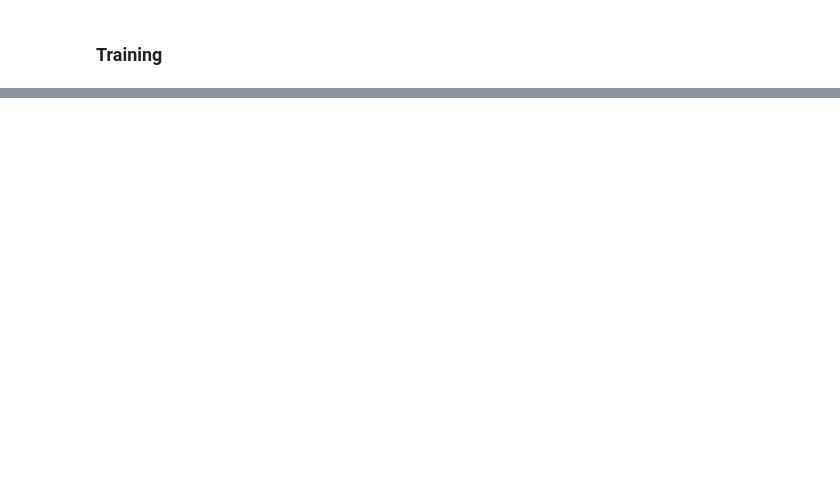
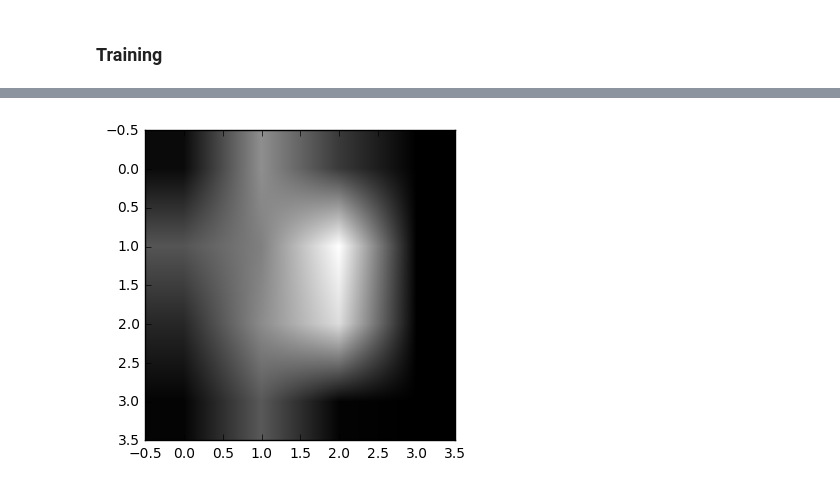
Before and after one commit to afcarl/deep-learning-practice, a Jupyter notebook: gan/Progressive_Growing_of_GANs.ipynb, the cells around one changed output, grey strips where cells are left out. Cells and saved outputs as stored; diff of their text form; code cells hidden in the pictures; blank space fills up the shorter version.

```diff
--- a/gan/Progressive_Growing_of_GANs.ipynb
+++ b/gan/Progressive_Growing_of_GANs.ipynb
@@ -64,12 +94,2 @@ def down_sampling(x, batch_size, reuse=False):
 # %% [markdown]
 ### loss
-# %%
-def losses(d, g_logit):
-    d_labels_real = tf.ones_like(d, )
-# %%
-tf.reset_default_graph()
-batch_size = 1
-x = tf.placeholder(shape=(batch_size, 28, 28, 1), dtype=tf.float32)
-z = tf.placeholder(shape=(batch_size, 100), dtype=tf.float32)
-g_logit, g_relu = generator(z, batch_size)
-d_pool = discriminator(x, batch_size)
@@ -79,0 +120,10 @@ Tensor("discriminator/AvgPool_2:0", shape=(1, 4, 4, 1), dtype=float32)
+# %%
+def opt(d_loss, g_loss):
+    t_vars = tf.trainable_variables()
+    d_vars = [var for var in t_vars if var.name.startswith("discriminator")]
+    g_vars = [var for var in t_vars if var.name.startswith("generator")]
+
+    d_opt = tf.train.AdamOptimizer(0.002).minimize(d_loss, var_list=d_vars)
+    g_opt = tf.train.AdamOptimizer(0.002).minimize(g_loss, var_list=g_vars)
+
+    return d_opt, g_opt
@@ -80,14 +139,2 @@ Tensor("discriminator/AvgPool_2:0", shape=(1, 4, 4, 1), dtype=float32)
 # %% [markdown]
 ### Training
-# %%
-with tf.Session() as sess:
-    batch = mnist.train.next_batch(batch_size)
-    img = batch[0].reshape(batch_size, 28, 28, 1)
-    d = sess.run(d_pool, feed_dict={x: img})
-#     print(d.shape)
-#     fig = plt.figure()
-#     ax1 = fig.add_subplot(211)
-#     ax2 = fig.add_subplot(212)
-#     ax1.imshow(d[0, :, :, 0], cmap="gray")
-#     ax2.imshow(img[0, :, :, 0], cmap="gray")
-#     plt.show()
@@ -96,0 +212,12 @@ with tf.Session() as sess:
+# %%
+# real imgs
+sample_img = down_sampling(
+    mnist.train.next_batch(1)[0].reshape((1, 28, 28, 1)))
+img = sample_img[0, :, :, 0]
+processed = None
+with tf.Session() as sess:
+    processed = sess.run(img)
+plt.imshow(processed, cmap="gray")
+plt.show()
+# %% [output]
+[figure, added]
```
Also changed, not shown: parts of 15 cells of this notebook.
